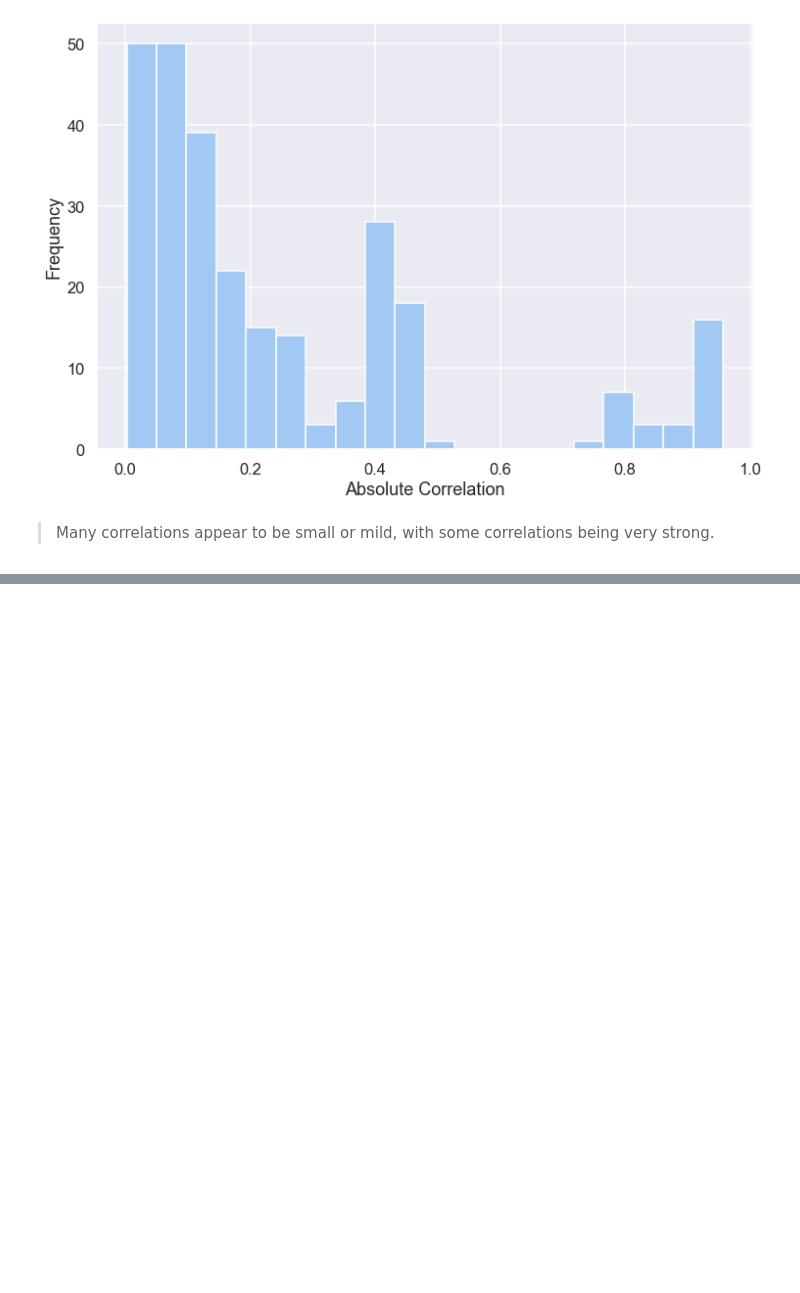
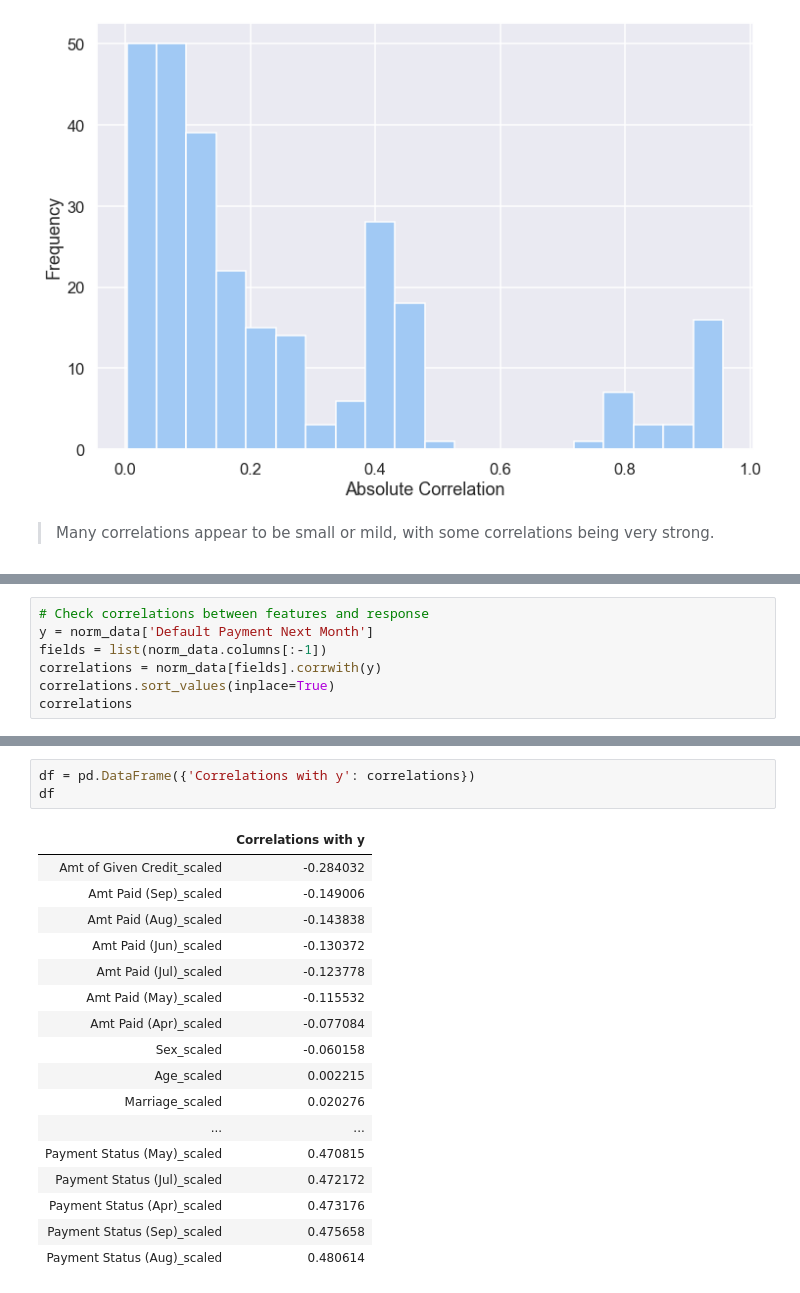
Before and after one commit to joe2009/Credit-Default, a Jupyter notebook: Credit_Default_Analysis.ipynb, the cells around one changed output, grey strips where cells are left out. Drawn from its saved outputs; the diff is of its cells as text; blank space fills up the shorter version.

```diff
--- a/Credit_Default_Analysis.ipynb
+++ b/Credit_Default_Analysis.ipynb
@@ -439,0 +470,7 @@ ax.set(xlabel='Absolute Correlation', ylabel='Frequency')
+# %%
+# Check correlations between features and response
+y = norm_data['Default Payment Next Month']
+fields = list(norm_data.columns[:-1])
+correlations = norm_data[fields].corrwith(y)
+correlations.sort_values(inplace=True)
+correlations
@@ -439,0 +495,21 @@ ax.set(xlabel='Absolute Correlation', ylabel='Frequency')
+# %%
+df = pd.DataFrame({'Correlations with y': correlations})
+df
+# %% [output]
+|  | Correlations with y |
+| Amt of Given Credit_scaled | -0.284032 |
+| Amt Paid (Sep)_scaled | -0.149006 |
+| Amt Paid (Aug)_scaled | -0.143838 |
+| Amt Paid (Jun)_scaled | -0.130372 |
+| Amt Paid (Jul)_scaled | -0.123778 |
+| Amt Paid (May)_scaled | -0.115532 |
+| Amt Paid (Apr)_scaled | -0.077084 |
+| Sex_scaled | -0.060158 |
+| Age_scaled | 0.002215 |
+| Marriage_scaled | 0.020276 |
+| ... | ... |
+| Payment Status (May)_scaled | 0.470815 |
+| Payment Status (Jul)_scaled | 0.472172 |
+| Payment Status (Apr)_scaled | 0.473176 |
+| Payment Status (Sep)_scaled | 0.475658 |
+| Payment Status (Aug)_scaled | 0.480614 |
```
Also changed, not shown: parts of 9 cells of this notebook.
